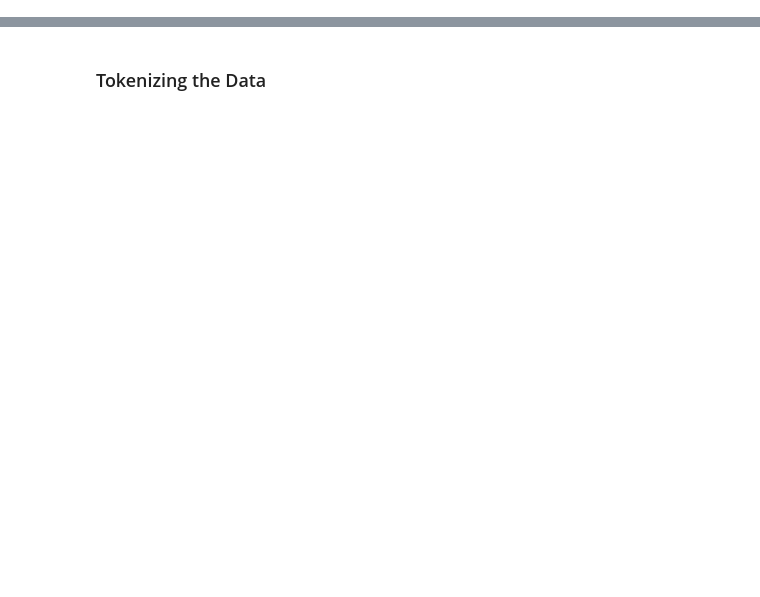
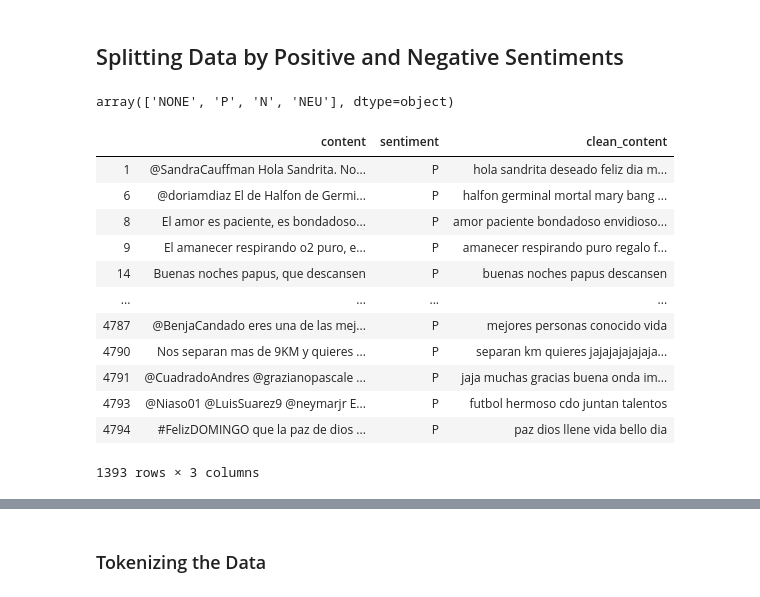
Before and after one commit to gachet/covid19-1, a Jupyter notebook: 3 - Train sentiment analysis model.ipynb, the cells around one changed output, grey strips where cells are left out. Drawn from its saved outputs; the diff is of its cells as text; code cells hidden in the pictures; blank space fills up the shorter version.

```diff
--- a/3 - Train sentiment analysis model.ipynb
+++ b/3 - Train sentiment analysis model.ipynb
@@ -0,0 +50,28 @@
+# %%
+stop_words = stopwords.words('spanish')
+#stop_words.extend([''])
+
+stop_words = [re.sub('á','a', i) for i in stop_words]
+stop_words = [re.sub('é','e', i) for i in stop_words]
+stop_words = [re.sub('í','i', i) for i in stop_words]
+stop_words = [re.sub('ó','o', i) for i in stop_words]
+stop_words = [re.sub('ú','u', i) for i in stop_words]
+# %%
+df_tweets_classified["clean_content"] = df_tweets_classified["content"].str.lower()
+
+# change accentsb
+df_tweets_classified.replace('á','a', regex=True, inplace=True)
+df_tweets_classified.replace('é','e', regex=True, inplace=True)
+df_tweets_classified.replace('í','i', regex=True, inplace=True)
+df_tweets_classified.replace('ó','o', regex=True, inplace=True)
+df_tweets_classified.replace('ú','u', regex=True, inplace=True)
+
+df_tweets_classified['clean_content'].replace('http\S+','',regex=True, inplace = True)
+df_tweets_classified['clean_content'] = df_tweets_classified['clean_content'].map(lambda x: re.sub(r'@\S+', ' ', x))
+df_tweets_classified['clean_content'] = df_tweets_classified['clean_content'].map(lambda x: re.sub(r'#\S+', ' ', x))
+df_tweets_classified['clean_content'] = df_tweets_classified['clean_content'].map(lambda x: re.sub(r'\b\w{1}\s', ' ', x))
+df_tweets_classified['clean_content'] = df_tweets_classified['clean_content'].map(lambda x: re.sub(r'\b\w{2}\s', ' ', x))
+df_tweets_classified['clean_content'] = df_tweets_classified['clean_content'].map(lambda x: re.sub(r'[^a-zñ]+', ' ', x))
+
+df_tweets_classified['clean_content']=df_tweets_classified['clean_content'].apply(lambda x: ' '.join([word for word in x.split() if word not in (stop_words)]))
+df_tweets_classified[['content','clean_content']]
@@ -0,0 +92,23 @@
+# %% [markdown]
+## Splitting Data by Positive and Negative Sentiments
+# %%
+df_tweets_classified.sentiment.unique()
+# %% [output]
+array(['NONE', 'P', 'N', 'NEU'], dtype=object)
+# %%
+positive_tweets = df_tweets_classified.query("sentiment == 'P'")
+positive_tweets
+# %% [output]
+|  | content | sentiment | clean_content |
+| 1 | @SandraCauffman Hola Sandrita. No... | P | hola sandrita deseado feliz dia m... |
+| 6 | @doriamdiaz El de Halfon de Germi... | P | halfon germinal mortal mary bang ... |
+| 8 | El amor es paciente, es bondadoso... | P | amor paciente bondadoso envidioso... |
+| 9 | El amanecer respirando o2 puro, e... | P | amanecer respirando puro regalo f... |
+| 14 | Buenas noches papus, que descansen | P | buenas noches papus descansen |
+| ... | ... | ... | ... |
+| 4787 | @BenjaCandado eres una de las mej... | P | mejores personas conocido vida |
+| 4790 | Nos separan mas de 9KM y quieres ... | P | separan km quieres jajajajajajaja... |
+| 4791 | @CuadradoAndres @grazianopascale ... | P | jaja muchas gracias buena onda im... |
+| 4793 | @Niaso01 @LuisSuarez9 @neymarjr E... | P | futbol hermoso cdo juntan talentos |
+| 4794 | #FelizDOMINGO que la paz de dios ... | P | paz dios llene vida bello dia |
+1393 rows × 3 columns
```
Also changed, not shown: parts of 38 cells of this notebook, 1 other file.
